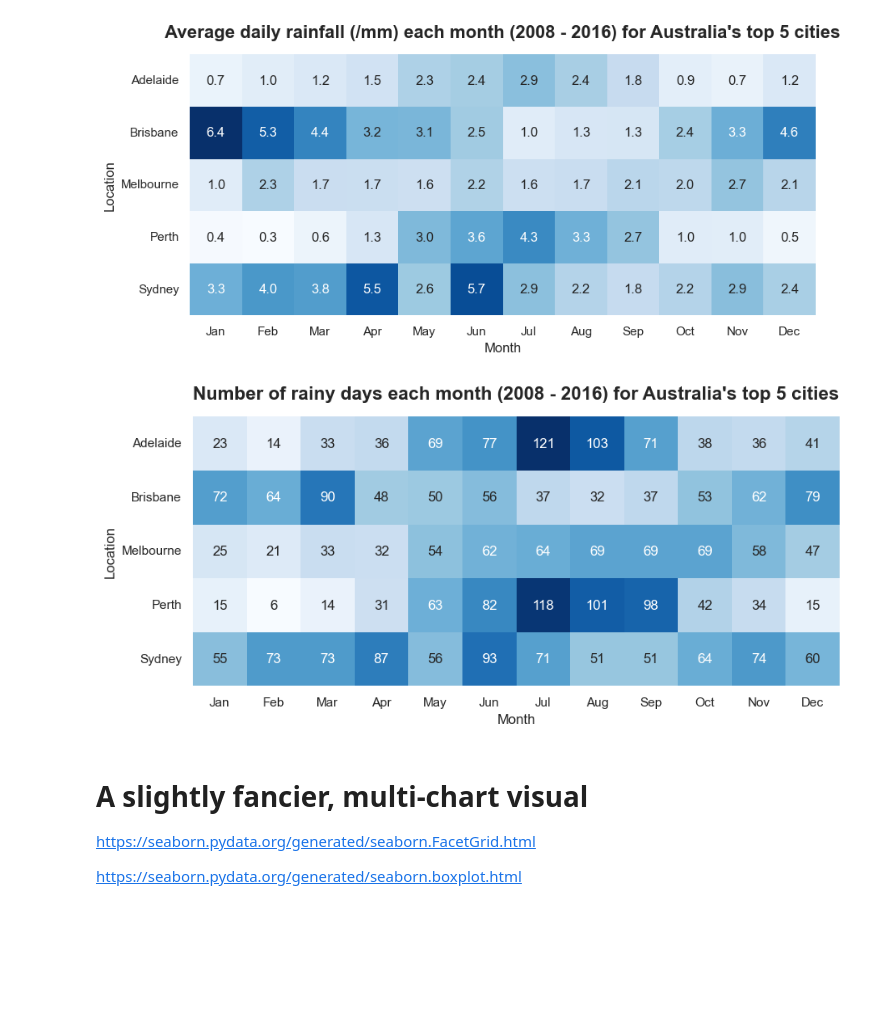
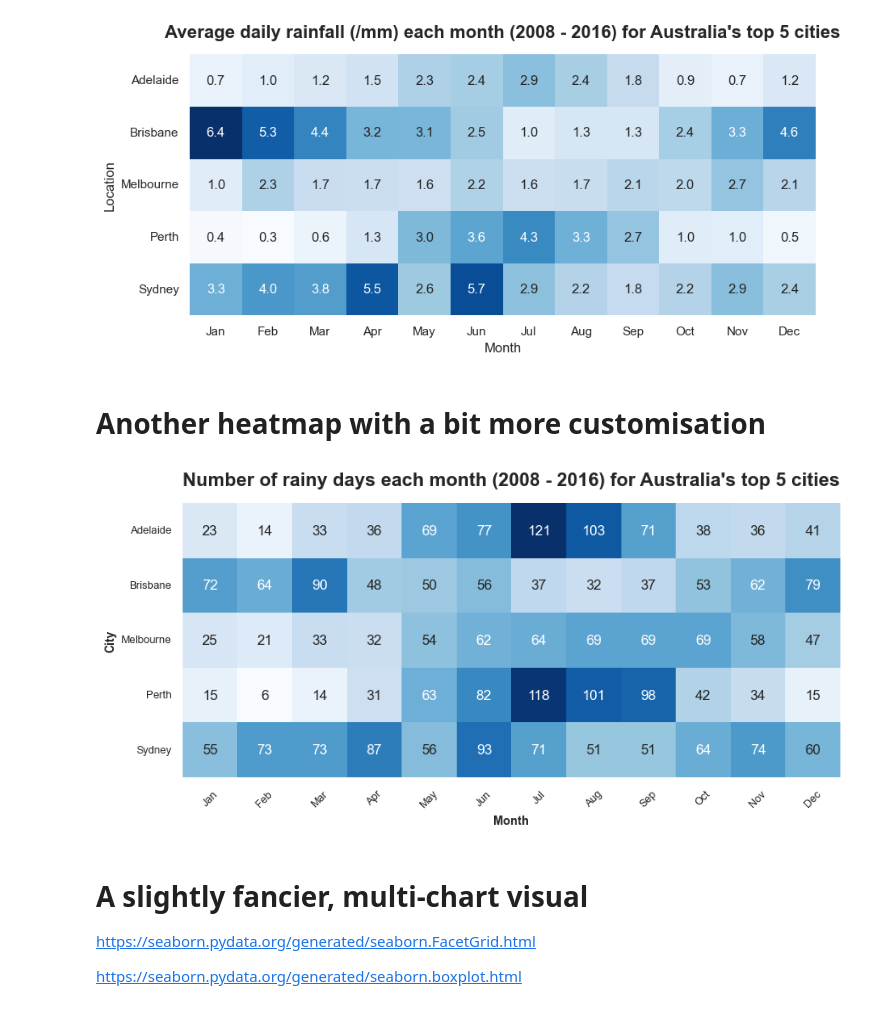
Before and after one commit to NHS-South-Central-and-West/learning-python, a Jupyter notebook: visualising-with-seaborn/surgery-visualising-data-with-seaborn.ipynb, the cells around one changed output. Drawn from its saved outputs; the diff is of its cells as text; code cells hidden in the pictures; blank space fills up the shorter version.

```diff
--- a/visualising-with-seaborn/surgery-visualising-data-with-seaborn.ipynb
+++ b/visualising-with-seaborn/surgery-visualising-data-with-seaborn.ipynb
@@ -1,6 +1,7 @@
 # %%
 # install necessary packages
 import matplotlib.pyplot as plt
+from matplotlib import rcParams
 import numpy as np
 import pandas as pd
 import seaborn as sns
@@ -8,6 +9,9 @@ import seaborn as sns
 # suppress some annoying warnings
 import warnings
 warnings.simplefilter(action='ignore', category=FutureWarning)
+
+# use a nicer font in matplotlib
+rcParams['font.sans-serif'] = ['Calibri']
 # %%
 # import the dataset
 df = pd.read_csv('data/weatherAUS.csv')
@@ -123,24 +119,33 @@ ax.set(xlabel="Month")
 plt.show()
 # %% [output]
 [figure]
+# %% [markdown]
+# Another heatmap with a bit more customisation
 # %%
-# We need to use some matplotlib code to set our output size, add a title, and capitalise our x-axis label
+# Setting up matplotlib subplots so that we can make some changes later
 f,ax = plt.subplots(figsize=(10, 5))
-ax.set_title(f"Number of rainy days each month ({date_range}) for Australia's top 5 cities", fontsize=16, fontweight="bold", pad=15)
 
 sns.heatmap(df_top5Cities_rainyDays_pivoted # Heatmap expects rectangular (pivot-like) data
             ,annot=True # Put numbers inside the cells
             ,fmt=".0f" # force the number format
             ,square=True # Square vs rectangular cells
             ,cbar=False # Get rid of the colourbar legend on the side
             ,cmap="Blues" # Seems appropriate for rainfall. Colourmaps reference: https://matplotlib.org/stable/users/explain/colors/colormaps.html
             ,ax=ax # Tell it to use the matplotlib axes we created earlier
            )
 
-ax.set(xlabel="Month")
-plt.show()
+# We need to use some matplotlib code to set our output size, add a title, and capitalise our x-axis label
+ax.tick_params(axis='x', labelsize=9, rotation=45) # I think 45-degree month labels look nicer, but this is a matter of taste.
+ax.tick_params(axis='y', labelsize=9)
+
+# Manually changing our axis labels for more control
+ax.set_xlabel("Month",fontweight="bold",fontsize=10)
+ax.set_ylabel("City",fontweight="bold",fontsize=10)
+
+# Set our title dynamically
+ax.set_title(f"Number of rainy days each month ({date_range}) for Australia's top 5 cities", fontsize=16, fontweight="bold", pad=15);
 # %% [output]
-[figure, old version]
+[figure, new version]
 # %% [markdown]
 # A slightly fancier, multi-chart visual
 
```
Also changed, not shown: parts of 2 cells of this notebook.
